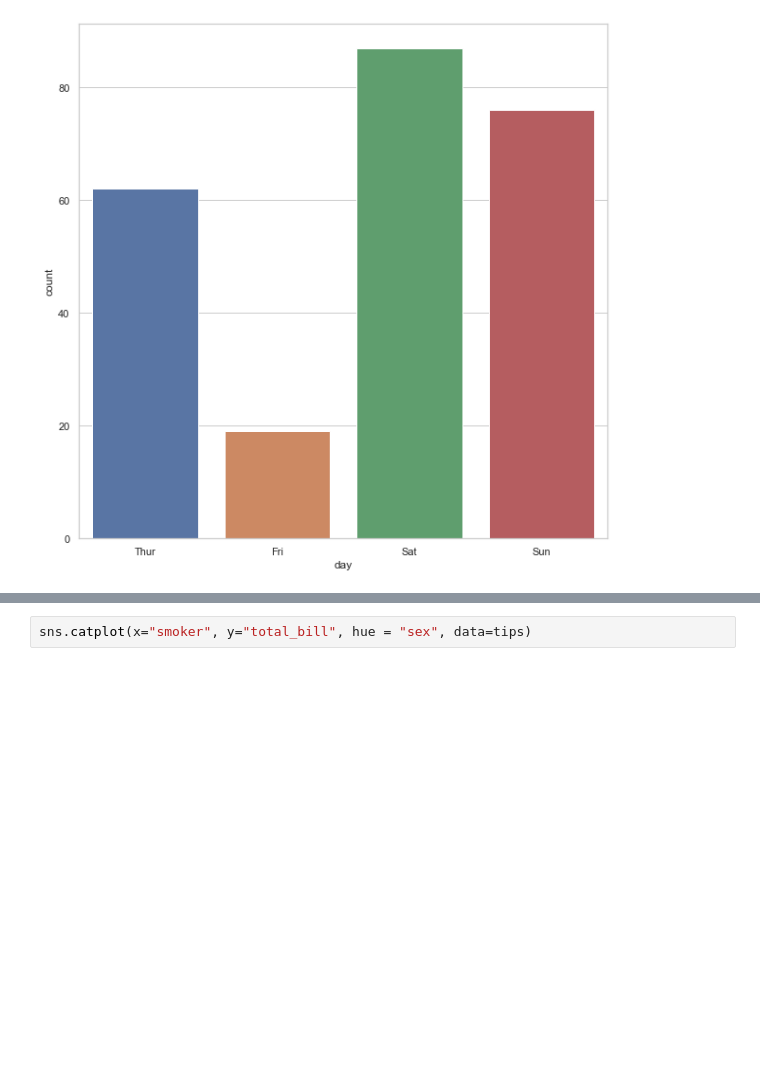
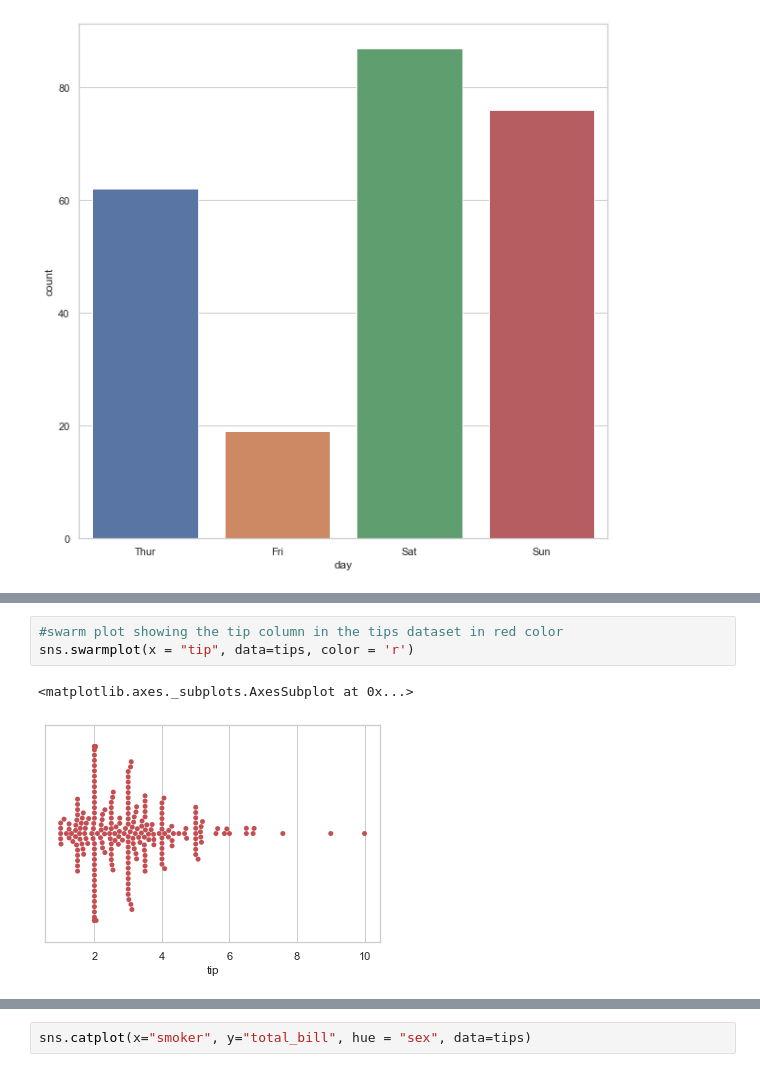
Before and after one commit to garycunningham89/fundamentalsdataanalysis, a Jupyter notebook: Fundamentals of Data Analysis.ipynb, the cells around one changed output, grey strips where cells are left out. Drawn from its saved outputs; the diff is of its cells as text; blank space fills up the shorter version.

```diff
--- a/Fundamentals of Data Analysis.ipynb
+++ b/Fundamentals of Data Analysis.ipynb
@@ -342,0 +355,6 @@ Sun    76 AxesSubplot(0.125,0.125;0.775x0.755)
+# %%
+#swarm plot showing the tip column in the tips dataset in red color
+sns.swarmplot(x = "tip", data=tips, color = 'r')
+# %% [output]
+<matplotlib.axes._subplots.AxesSubplot at 0x...>
+[figure, added]
```
Also changed, not shown: parts of 38 cells of this notebook, 1 other file.
